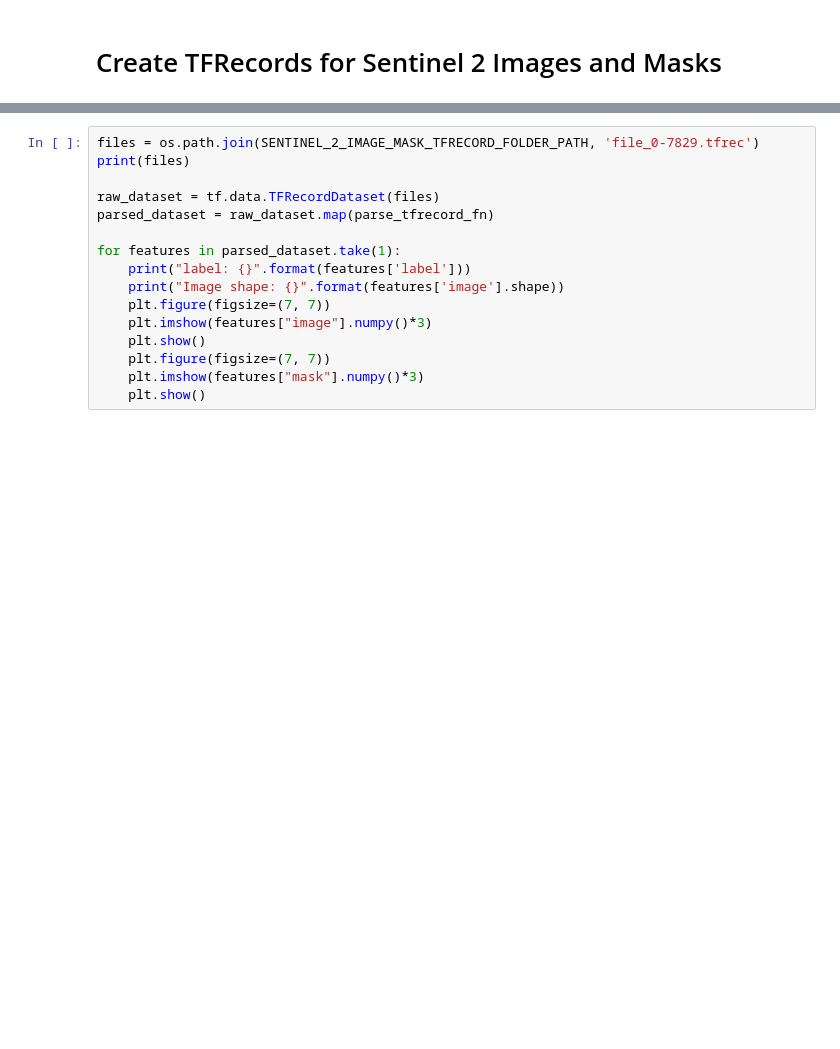
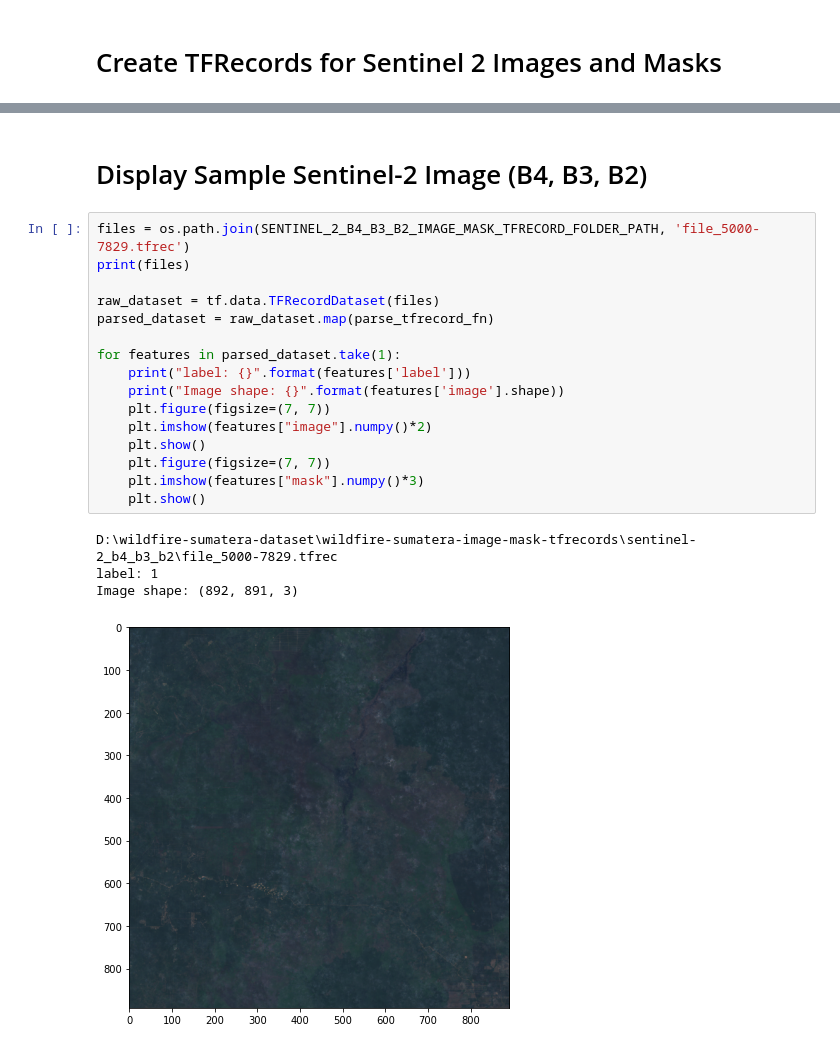
Before and after one commit to marcellinus-witarsah/sumatera-wildfire-classification, a Jupyter notebook: data-preprocessing/data-preprocessing-tfrecord.ipynb, the cells around one changed output, grey strips where cells are left out. Drawn from its saved outputs; the diff is of its cells as text; blank space fills up the shorter version.

```diff
--- a/data-preprocessing/data-preprocessing-tfrecord.ipynb
+++ b/data-preprocessing/data-preprocessing-tfrecord.ipynb
@@ -230,16 +304,23 @@ for tfrec_num, row in tqdm(filtered_sentinel_df.iterrows(), colour='green'):
+# %% [markdown]
+# Display Sample Sentinel-2 Image (B4, B3, B2)
 # %%
-files = os.path.join(SENTINEL_2_IMAGE_MASK_TFRECORD_FOLDER_PATH, 'file_0-7829.tfrec')
+files = os.path.join(SENTINEL_2_B4_B3_B2_IMAGE_MASK_TFRECORD_FOLDER_PATH, 'file_5000-7829.tfrec')
 print(files)
 
 raw_dataset = tf.data.TFRecordDataset(files)
 parsed_dataset = raw_dataset.map(parse_tfrecord_fn)
 
 for features in parsed_dataset.take(1):
     print("label: {}".format(features['label']))
     print("Image shape: {}".format(features['image'].shape))
     plt.figure(figsize=(7, 7))
-    plt.imshow(features["image"].numpy()*3)
+    plt.imshow(features["image"].numpy()*2)
     plt.show()
     plt.figure(figsize=(7, 7))
     plt.imshow(features["mask"].numpy()*3)
     plt.show()
+# %% [output]
+D:\wildfire-sumatera-dataset\wildfire-sumatera-image-mask-tfrecords\sentinel-2_b4_b3_b2\file_5000-7829.tfrec
+label: 1
+Image shape: (892, 891, 3)
+[figure, added]
```
Also changed, not shown: parts of 15 cells of this notebook.
